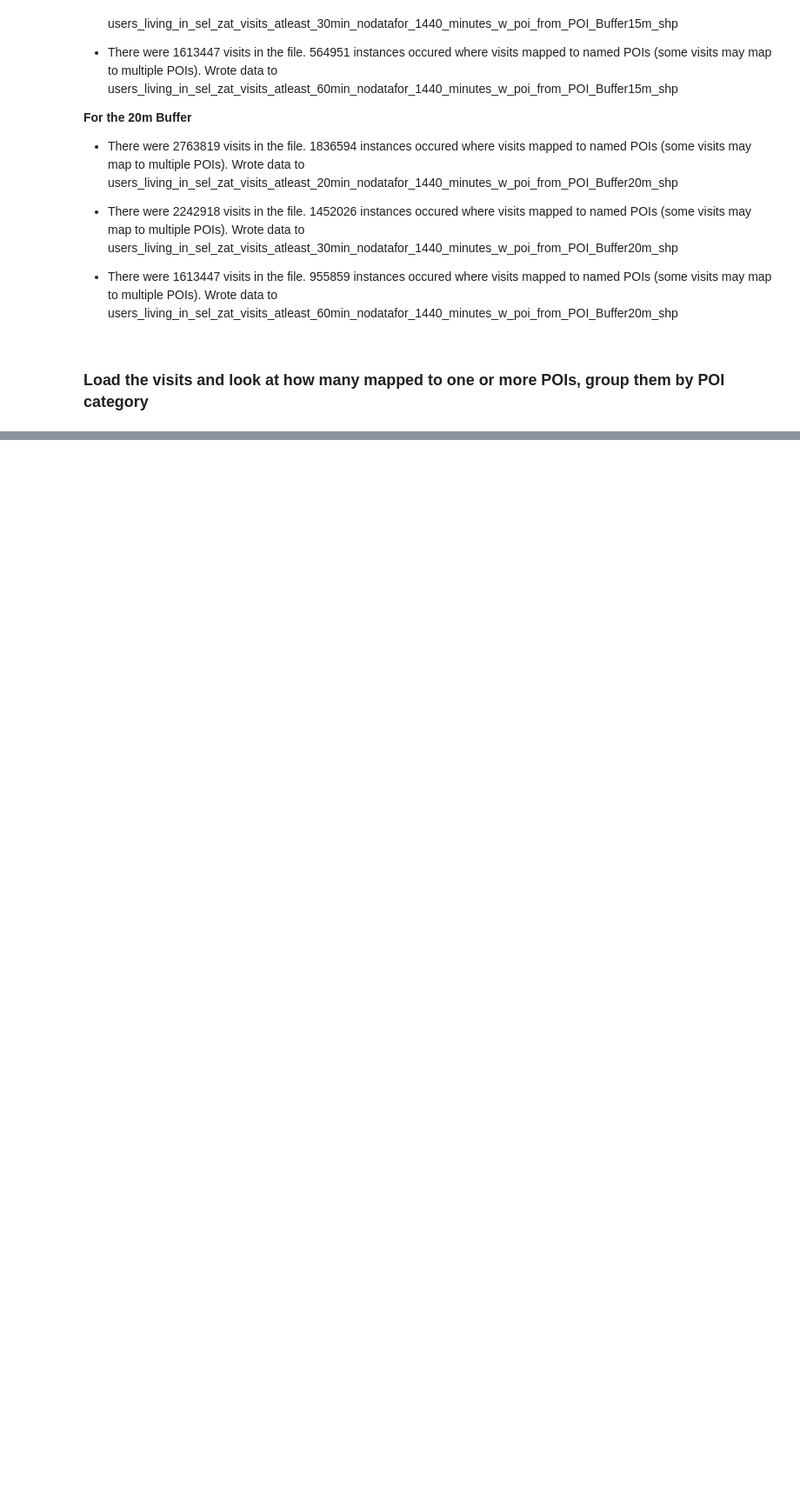
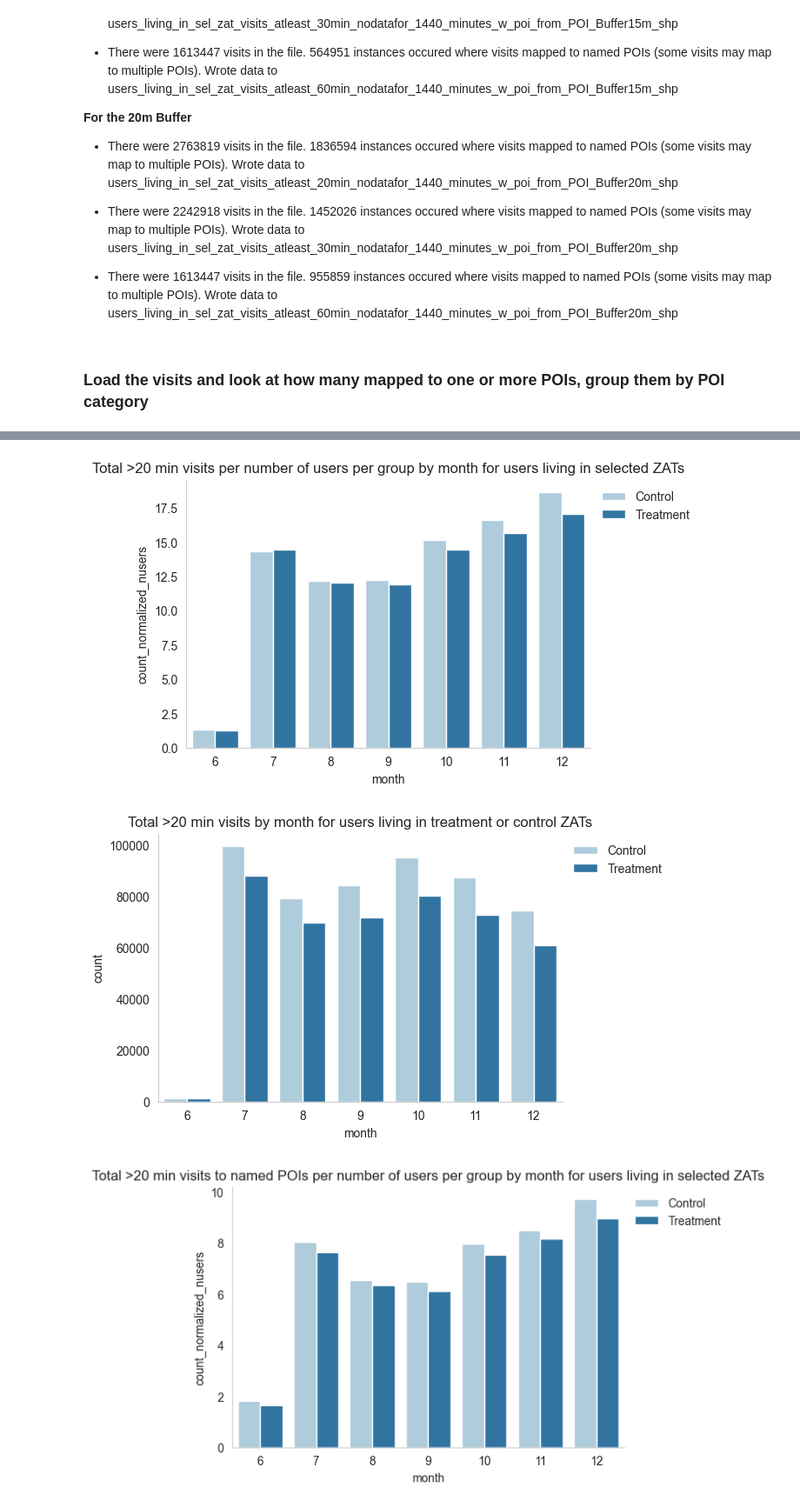
Before and after one commit to spur-eth/mobile_data_colombia, a Jupyter notebook: code/visit_analysis.ipynb, the cells around one changed output, grey strips where cells are left out. Shown at 87% size. Saved outputs shown, nothing was run; the diff lists cells and outputs as text; code cells hidden in the pictures; blank space fills up the shorter version.

```diff
--- a/code/visit_analysis.ipynb
+++ b/code/visit_analysis.ipynb
@@ -74,10 +71,11 @@ shp_name, gdf_from_shp = shp_name_poi_15m, regions_gdf_poi15
 Load the visit locations for users living within the treatment and control ZATs. Note that these are rough estimates and may need to be recomputed.
 # %%
 visit_durations=[20, 30, 60]
+min_minutes = 1e12 # or 1440
 
 for i in tqdm(range(0,len(visit_durations)), desc=f'Mapping and writing user visits to POIs from {shp_name}'):
     stopping_time = visit_durations[i]
-    visits_filename = f'users_living_in_sel_zat_visits_atleast_{stopping_time}min' # modify fp as needed, e.g. add _nodatafor_1440_minutes'
+    visits_filename = f'users_living_in_sel_zat_visits_atleast_{stopping_time}min_nodatafor_{min_minutes}_minutes' # modify fp as needed, e.g. add _nodatafor_1440_minutes'
     visits_fp = f'{visit_dir}{visits_filename}.csv'
     outfilename = f'{visits_filename}_w_poi_from_{shp_name}_shp'
     visit_df = read_visits(visits_fp, uid_treat_group_info=sel_zat_home_locs_meta)
@@ -137,0 +215,48 @@ plot_stacked_bar_from_csv(f'{grouped_cat_prop_csv_fp}.csv', out_file=plotfilenam
+# %%
+import seaborn as sns
+
+def plot_visits_bar(data, x, y, hue, plot_dir, title, palette=sns.color_palette("Paired"), figsize=(10, 6)):
+    sns.set_style("whitegrid", {'axes.grid': False})
+    plt.figure(figsize=figsize)
+    ax = sns.barplot(data=data,
+                    x=x, y=y, hue=hue, palette=palette)
+
+    plt.title(label=title, fontsize=12)
+    ax.spines['right'].set_visible(False)
+    ax.spines['top'].set_visible(False)
+    ax.legend(loc='upper left', bbox_to_anchor=(1, 1), frameon=False)
+    plt.savefig(f'{plot_dir}{title}.png', dpi=200, bbox_inches='tight')
+    plt.show()
+
+
+data = all_visits_grouped #[all_visits_grouped['month']<12]
+plot_dir = where.plot_dir
+palette = sns.color_palette("Paired")
+
+title = f'Total >{stopping_time} min visits per number of users per group by month for users living in selected ZATs'
+plot_visits_bar(
+    data=data, x='month', y='count_normalized_nusers',
+    hue='Group', plot_dir=plot_dir, title=title, figsize=(6, 4))
+
+title = f'Total >{stopping_time} min visits by month for users living in treatment or control ZATs'
+plot_visits_bar(
+    data=data,
+    x='month', y='count',
+    hue='Group', plot_dir=plot_dir, title=title, figsize=(6, 4))
+
+data = named_visits_grouped#[named_visits_grouped['month']<12]
+
+title = f'Total >{stopping_time} min visits to named POIs per number of users per group by month for users living in selected ZATs'
+plot_visits_bar(
+    data=data, x='month', y='count_normalized_nusers',
+    hue='Group', plot_dir=plot_dir, title=title, figsize=(6, 4))
+
+title = f'Total >{stopping_time} min visits to named POIs for users living in treatment or control ZATs'
+plot_visits_bar(
+    data=data,
+    x='month', y='count',
+    hue='Group', plot_dir=plot_dir, title=title, figsize=(6, 4))
+# %% [output]
+[figure, added]
+[figure, added]
+[figure, added]
```
Also changed, not shown: parts of 33 cells of this notebook, 1 other file.
